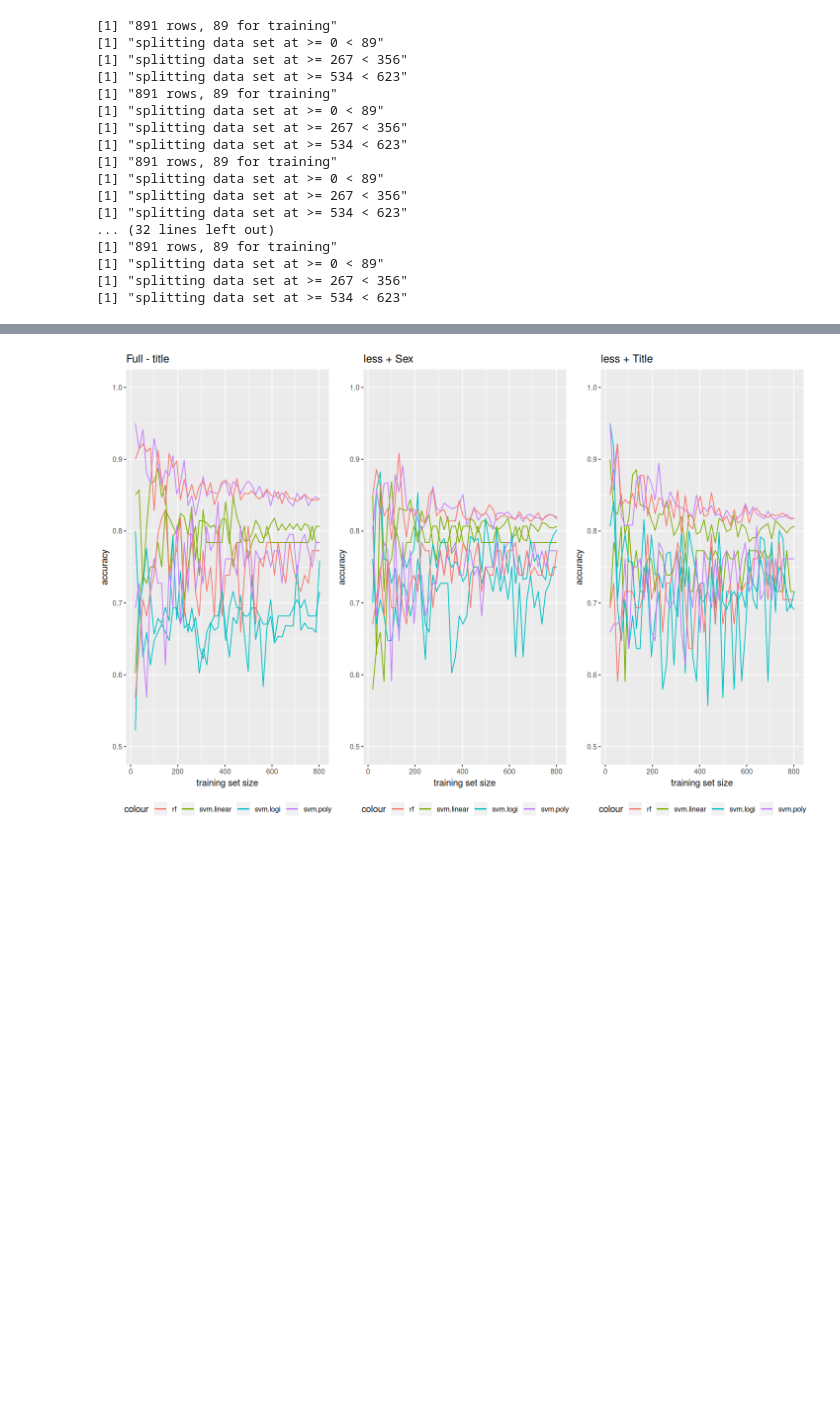
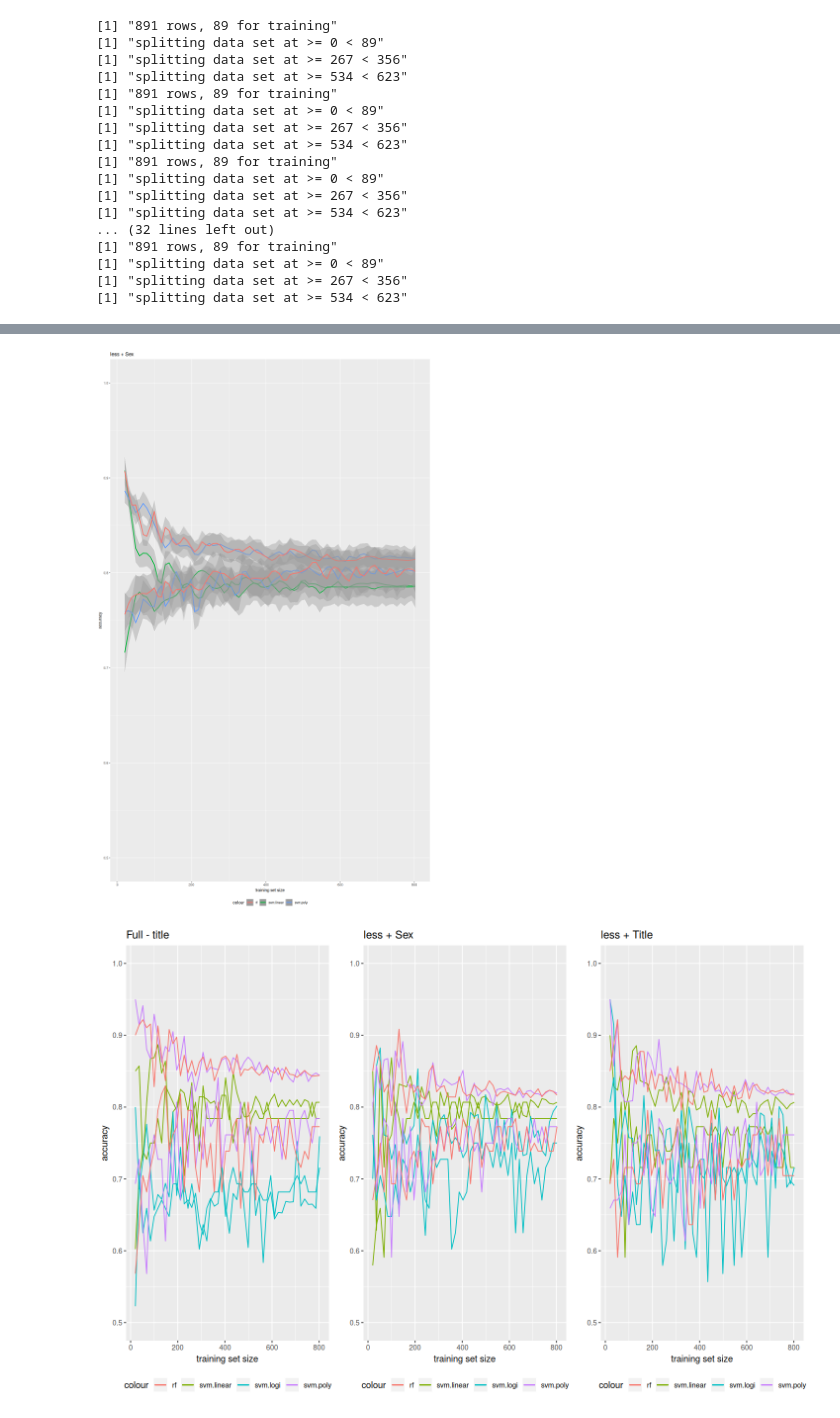
Before and after one commit to sapristi/ML, a Jupyter notebook: experiments/titanic_challenge/predictions.ipynb, the cells around one changed output, grey strips where cells are left out. Cells and saved outputs as stored; diff of their text form; code cells hidden in the pictures; blank space fills up the shorter version.

```diff
--- a/experiments/titanic_challenge/predictions.ipynb
+++ b/experiments/titanic_challenge/predictions.ipynb
@@ -268,3 +298,9 @@ Warning message:
+# %%
+options(repr.plot.height= 20,repr.plot.width= 12)
+#grid.arrange(lcs.ff.full, lcs.ff.less, lcs.ff.lesstitle, nrow = 1)
+print( lcs.ff.less)
+# %% [output]
+[figure, added]
 # %%
 train.complete$Pclass <- as.factor(train.complete$Pclass)
 # %%
```
Also changed, not shown: parts of 6 cells of this notebook, 1 other file.
